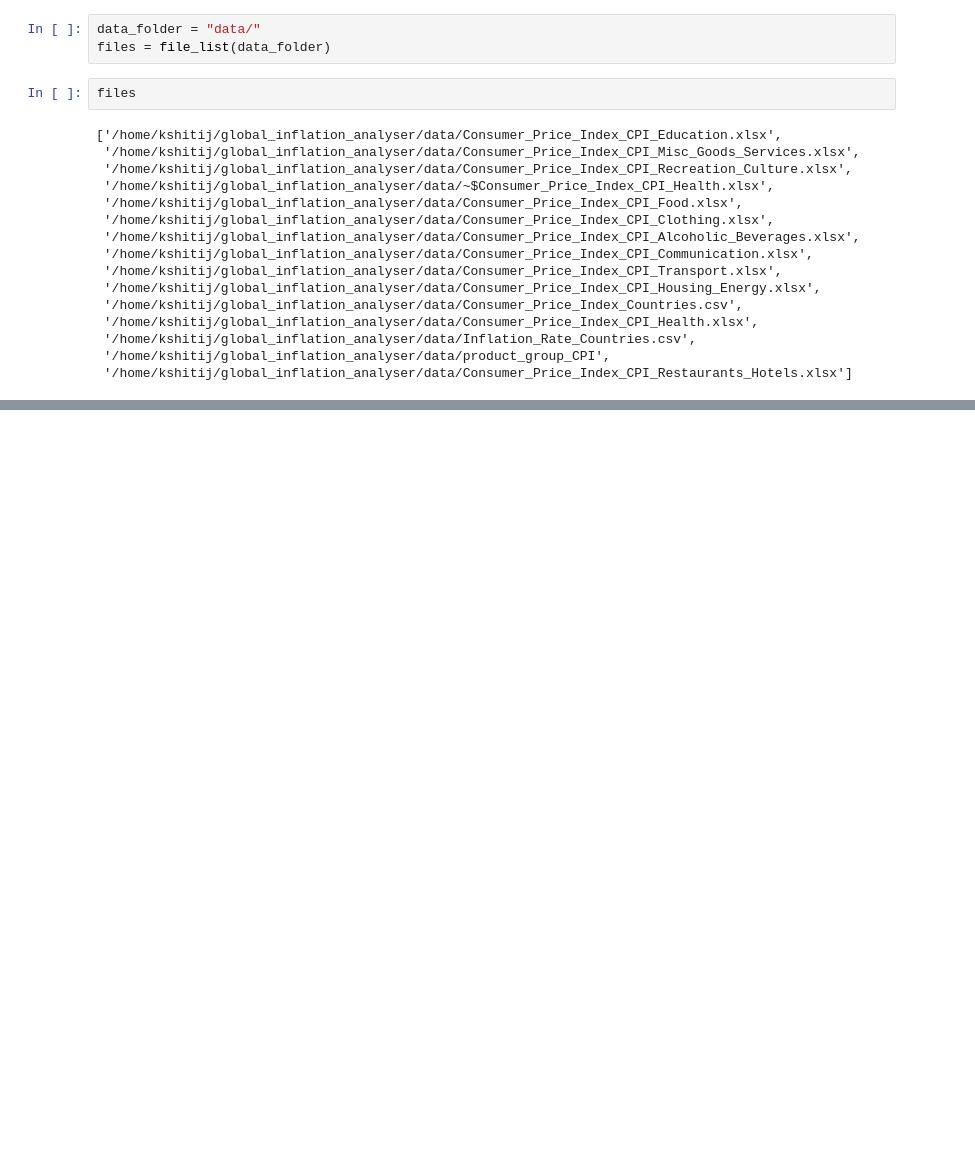
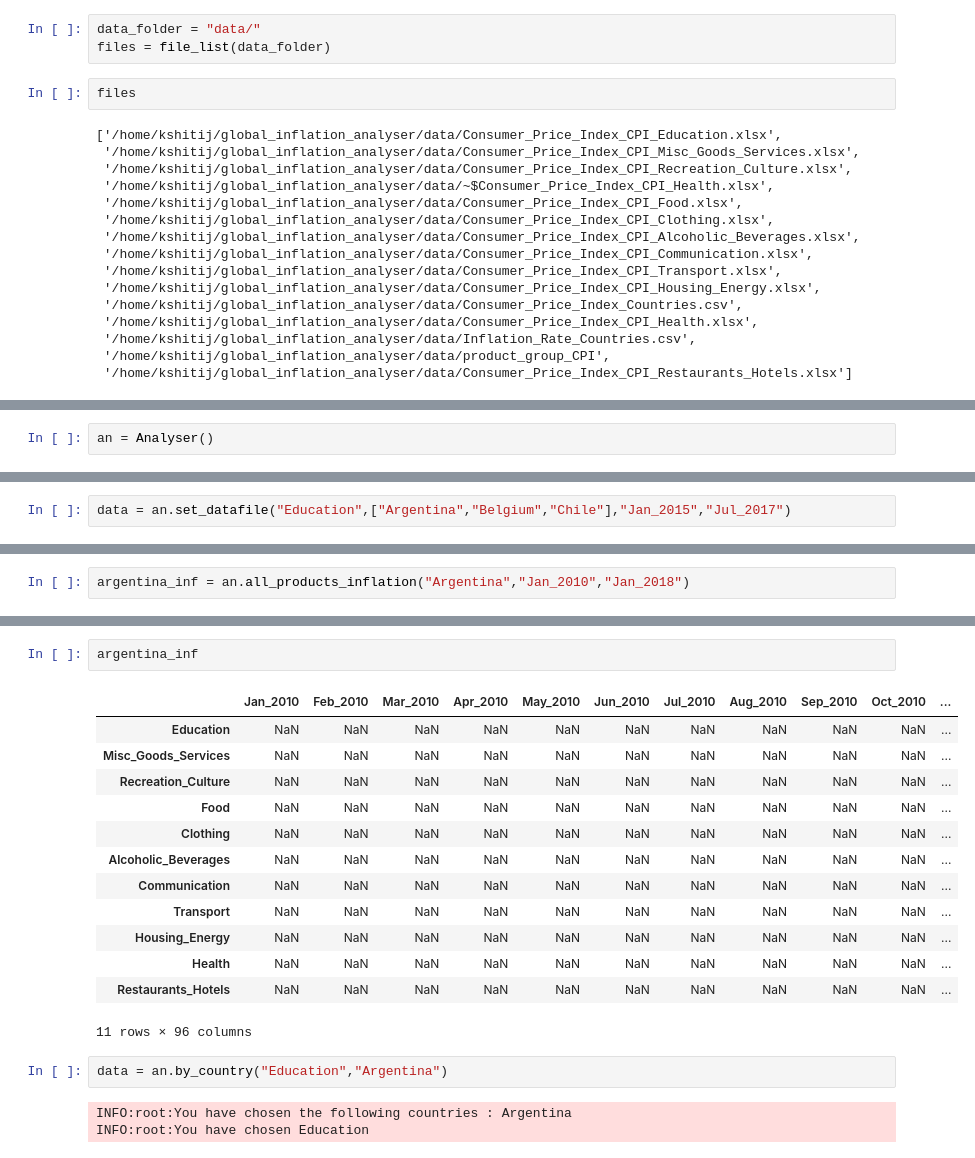
Before and after one commit to camelo-cruz/global_inflation_analyser, a Jupyter notebook: bin/dummynb.ipynb, the cells around one changed output, grey strips where cells are left out. Drawn from its saved outputs; the diff is of its cells as text; blank space fills up the shorter version.

```diff
--- a/bin/dummynb.ipynb
+++ b/bin/dummynb.ipynb
@@ -275,0 +295,2 @@ files
+# %%
+an = Analyser()
@@ -275,0 +353,2 @@ files
+# %%
+data = an.set_datafile("Education",["Argentina","Belgium","Chile"],"Jan_2015","Jul_2017")
@@ -275,0 +377,2 @@ files
+# %%
+argentina_inf = an.all_products_inflation("Argentina","Jan_2010","Jan_2018")
@@ -275,0 +400,21 @@ files
+# %%
+argentina_inf
+# %% [output]
+|  | Jan_2010 | Feb_2010 | Mar_2010 | Apr_2010 | May_2010 | Jun_2010 | Jul_2010 | Aug_2010 | Sep_2010 | Oct_2010 | ... |
+| Education | NaN | NaN | NaN | NaN | NaN | NaN | NaN | NaN | NaN | NaN | ... |
+| Misc_Goods_Services | NaN | NaN | NaN | NaN | NaN | NaN | NaN | NaN | NaN | NaN | ... |
+| Recreation_Culture | NaN | NaN | NaN | NaN | NaN | NaN | NaN | NaN | NaN | NaN | ... |
+| Food | NaN | NaN | NaN | NaN | NaN | NaN | NaN | NaN | NaN | NaN | ... |
+| Clothing | NaN | NaN | NaN | NaN | NaN | NaN | NaN | NaN | NaN | NaN | ... |
+| Alcoholic_Beverages | NaN | NaN | NaN | NaN | NaN | NaN | NaN | NaN | NaN | NaN | ... |
+| Communication | NaN | NaN | NaN | NaN | NaN | NaN | NaN | NaN | NaN | NaN | ... |
+| Transport | NaN | NaN | NaN | NaN | NaN | NaN | NaN | NaN | NaN | NaN | ... |
+| Housing_Energy | NaN | NaN | NaN | NaN | NaN | NaN | NaN | NaN | NaN | NaN | ... |
+| Health | NaN | NaN | NaN | NaN | NaN | NaN | NaN | NaN | NaN | NaN | ... |
+| Restaurants_Hotels | NaN | NaN | NaN | NaN | NaN | NaN | NaN | NaN | NaN | NaN | ... |
+11 rows × 96 columns
+# %%
+data = an.by_country("Education","Argentina")
+# %% [output]
+INFO:root:You have chosen the following countries : Argentina
+INFO:root:You have chosen Education
```
Also changed, not shown: parts of 17 cells of this notebook.
